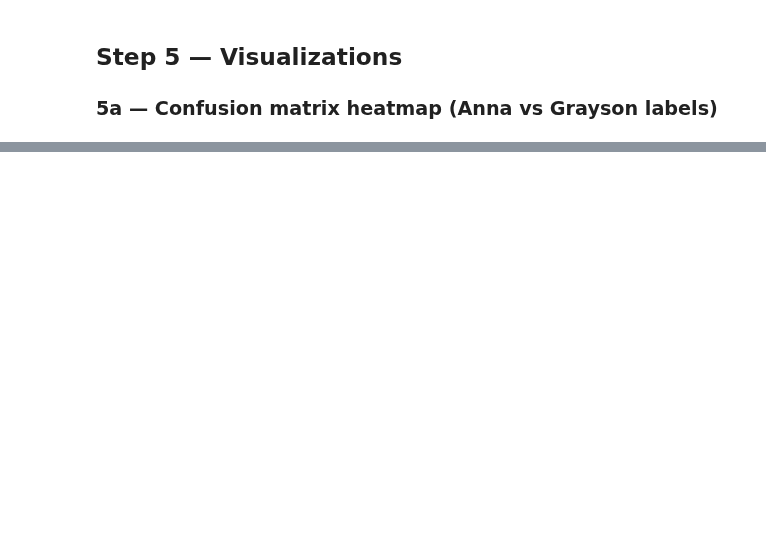
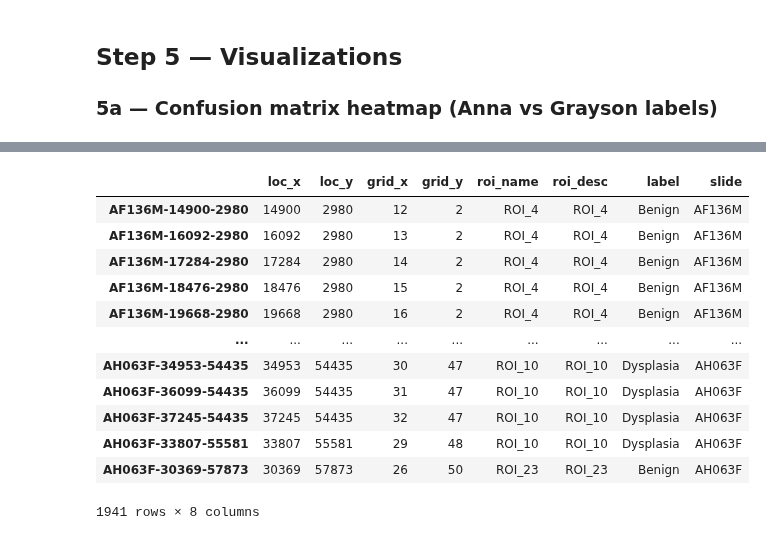
Before and after one commit to Satanna1/Cancer_Project_2025, a Jupyter notebook: Exp2_Disagreement_Analysis.ipynb, the cells around one changed output, grey strips where cells are left out. Cells and saved outputs as stored; diff of their text form; code cells hidden in the pictures; blank space fills up the shorter version.

```diff
--- a/Exp2_Disagreement_Analysis.ipynb
+++ b/Exp2_Disagreement_Analysis.ipynb
@@ -410,0 +573,6 @@ merged_df.head()
+# %%
+print('Generating Anna tile dataframe...')
+anna_tile_df = anna_ds.get_tile_dataframe()
+anna_tile_df = anna_tile_df.loc[anna_tile_df.label.notnull()]
+print(f'Anna tiles (in ROI): {len(anna_tile_df):,}')
+print(anna_tile_df.head())
@@ -410,0 +604,16 @@ merged_df.head()
+# %%
+anna_tile_df
+# %% [output]
+|  | loc_x | loc_y | grid_x | grid_y | roi_name | roi_desc | label | slide |
+| AF136M-14900-2980 | 14900 | 2980 | 12 | 2 | ROI_4 | ROI_4 | Benign | AF136M |
+| AF136M-16092-2980 | 16092 | 2980 | 13 | 2 | ROI_4 | ROI_4 | Benign | AF136M |
+| AF136M-17284-2980 | 17284 | 2980 | 14 | 2 | ROI_4 | ROI_4 | Benign | AF136M |
+| AF136M-18476-2980 | 18476 | 2980 | 15 | 2 | ROI_4 | ROI_4 | Benign | AF136M |
+| AF136M-19668-2980 | 19668 | 2980 | 16 | 2 | ROI_4 | ROI_4 | Benign | AF136M |
+| ... | ... | ... | ... | ... | ... | ... | ... | ... |
+| AH063F-34953-54435 | 34953 | 54435 | 30 | 47 | ROI_10 | ROI_10 | Dysplasia | AH063F |
+| AH063F-36099-54435 | 36099 | 54435 | 31 | 47 | ROI_10 | ROI_10 | Dysplasia | AH063F |
+| AH063F-37245-54435 | 37245 | 54435 | 32 | 47 | ROI_10 | ROI_10 | Dysplasia | AH063F |
+| AH063F-33807-55581 | 33807 | 55581 | 29 | 48 | ROI_10 | ROI_10 | Dysplasia | AH063F |
+| AH063F-30369-57873 | 30369 | 57873 | 26 | 50 | ROI_23 | ROI_23 | Benign | AH063F |
+1941 rows × 8 columns
```
Also changed, not shown: parts of 28 cells of this notebook, 51 other files.
